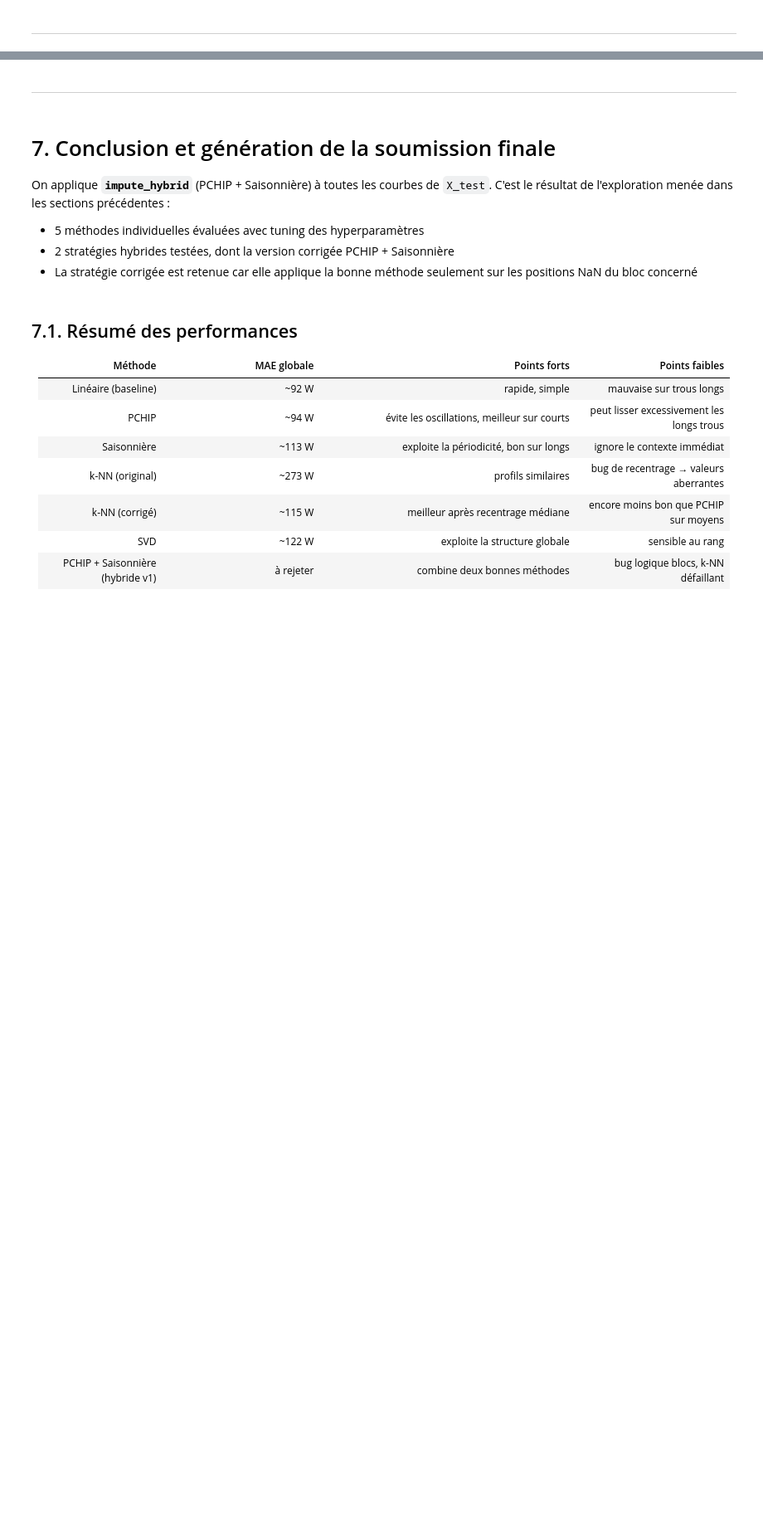
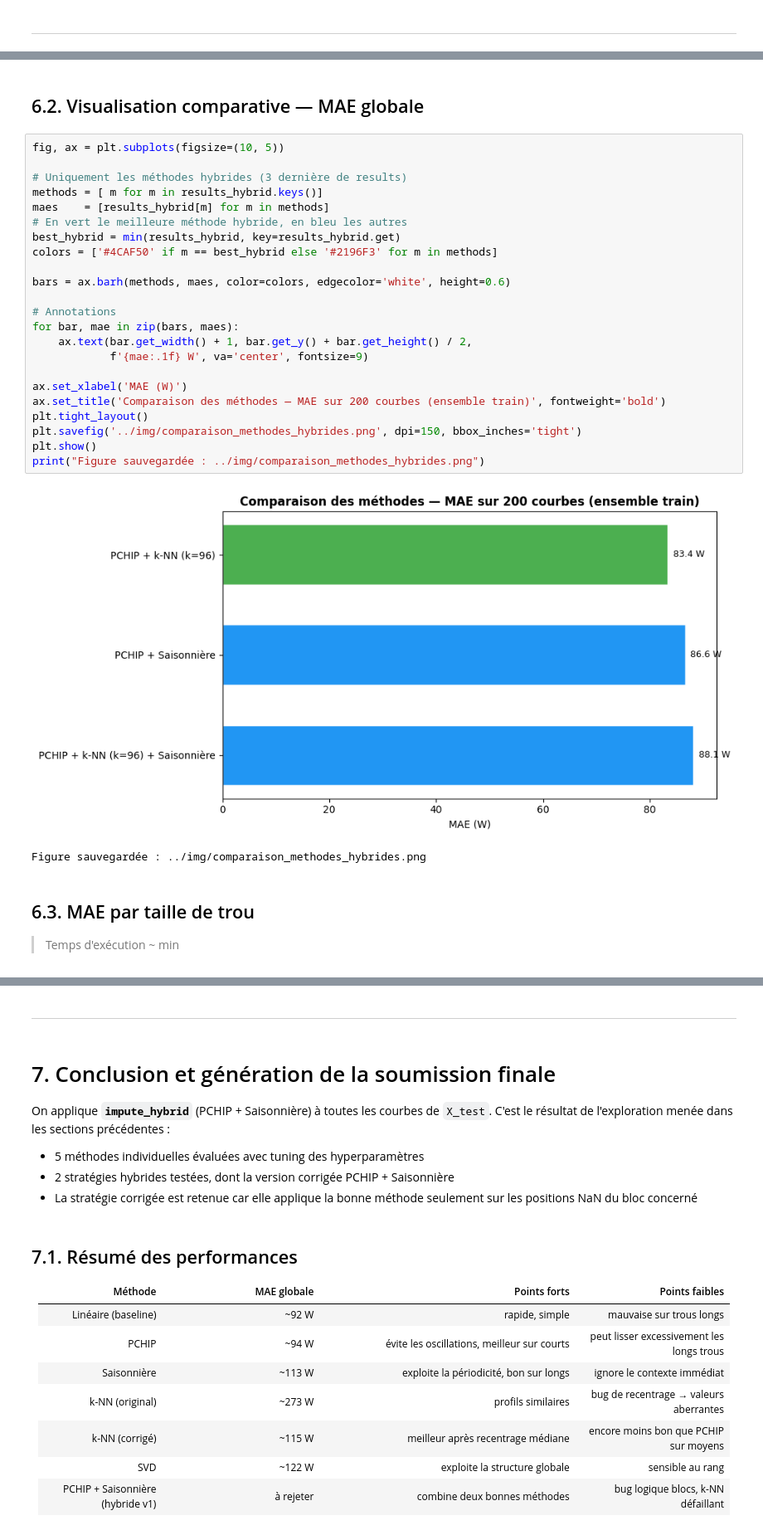
Before and after one commit to dempxl/ChallengeData-ENEDIS, a Jupyter notebook: notebook/notebook_LOGAN.ipynb, the cells around one changed output, grey strips where cells are left out. Shown at 83% size. Saved outputs shown, nothing was run; the diff lists cells and outputs as text; blank space fills up the shorter version.

```diff
--- a/notebook/notebook_LOGAN.ipynb
+++ b/notebook/notebook_LOGAN.ipynb
@@ -1477,0 +1784,32 @@ On remarque alors que le combo parfait pour avoir le score le plus bas est:
+# %% [markdown]
+## 6.2. Visualisation comparative — MAE globale
+# %%
+fig, ax = plt.subplots(figsize=(10, 5))
+
+# Uniquement les méthodes hybrides (3 dernière de results)
+methods = [ m for m in results_hybrid.keys()]
+maes    = [results_hybrid[m] for m in methods]
+# En vert le meilleure méthode hybride, en bleu les autres
+best_hybrid = min(results_hybrid, key=results_hybrid.get)
+colors = ['#4CAF50' if m == best_hybrid else '#2196F3' for m in methods]
+
+bars = ax.barh(methods, maes, color=colors, edgecolor='white', height=0.6)
+
+# Annotations
+for bar, mae in zip(bars, maes):
+    ax.text(bar.get_width() + 1, bar.get_y() + bar.get_height() / 2,
+            f'{mae:.1f} W', va='center', fontsize=9)
+
+ax.set_xlabel('MAE (W)')
+ax.set_title('Comparaison des méthodes — MAE sur 200 courbes (ensemble train)', fontweight='bold')
+plt.tight_layout()
+plt.savefig('../img/comparaison_methodes_hybrides.png', dpi=150, bbox_inches='tight')
+plt.show()
+print("Figure sauvegardée : ../img/comparaison_methodes_hybrides.png")
+# %% [output]
+[figure, added]
+Figure sauvegardée : ../img/comparaison_methodes_hybrides.png
+# %% [markdown]
+## 6.3. MAE par taille de trou
+
+> Temps d'exécution ~ min
```
Also changed, not shown: parts of 32 cells of this notebook, 6 other files.
